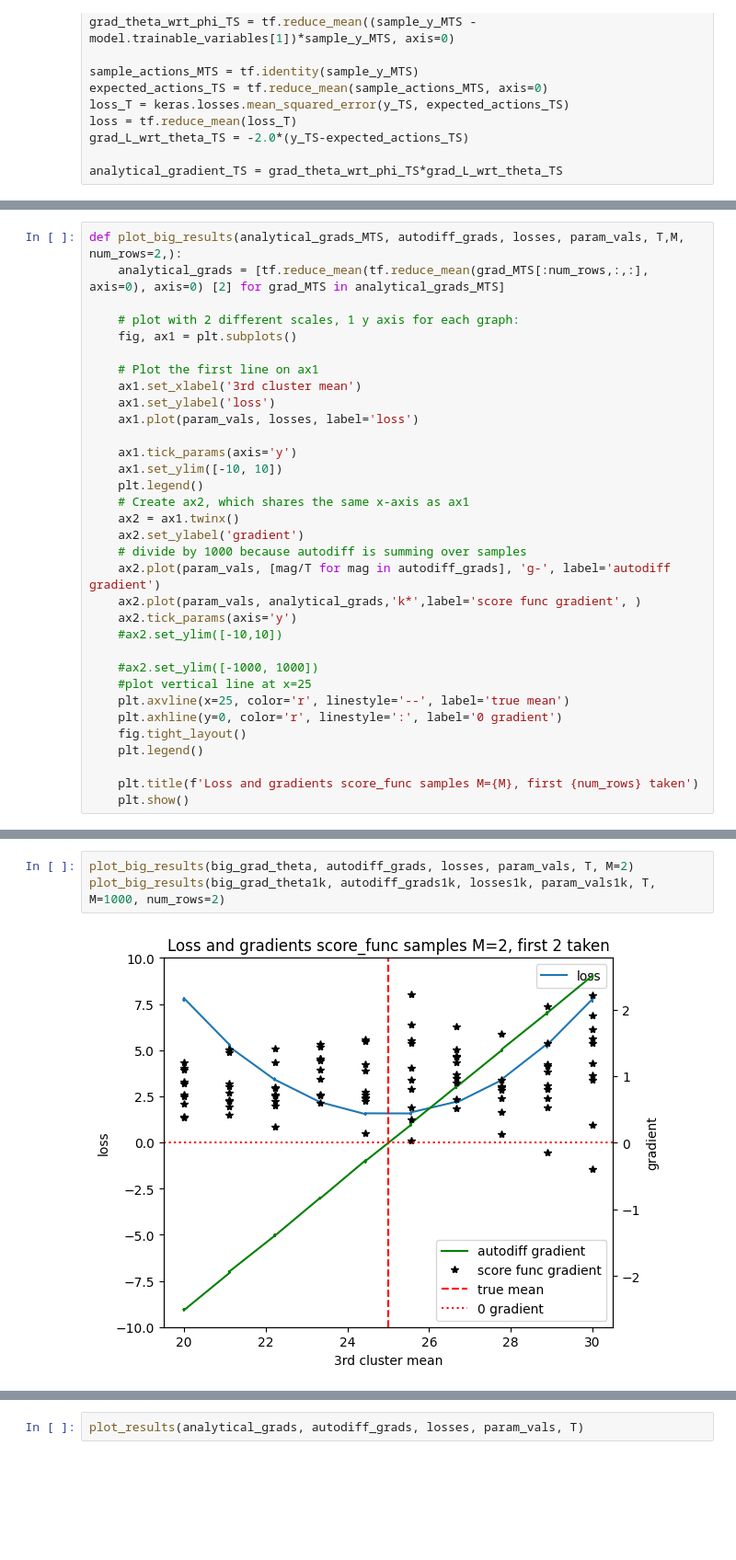
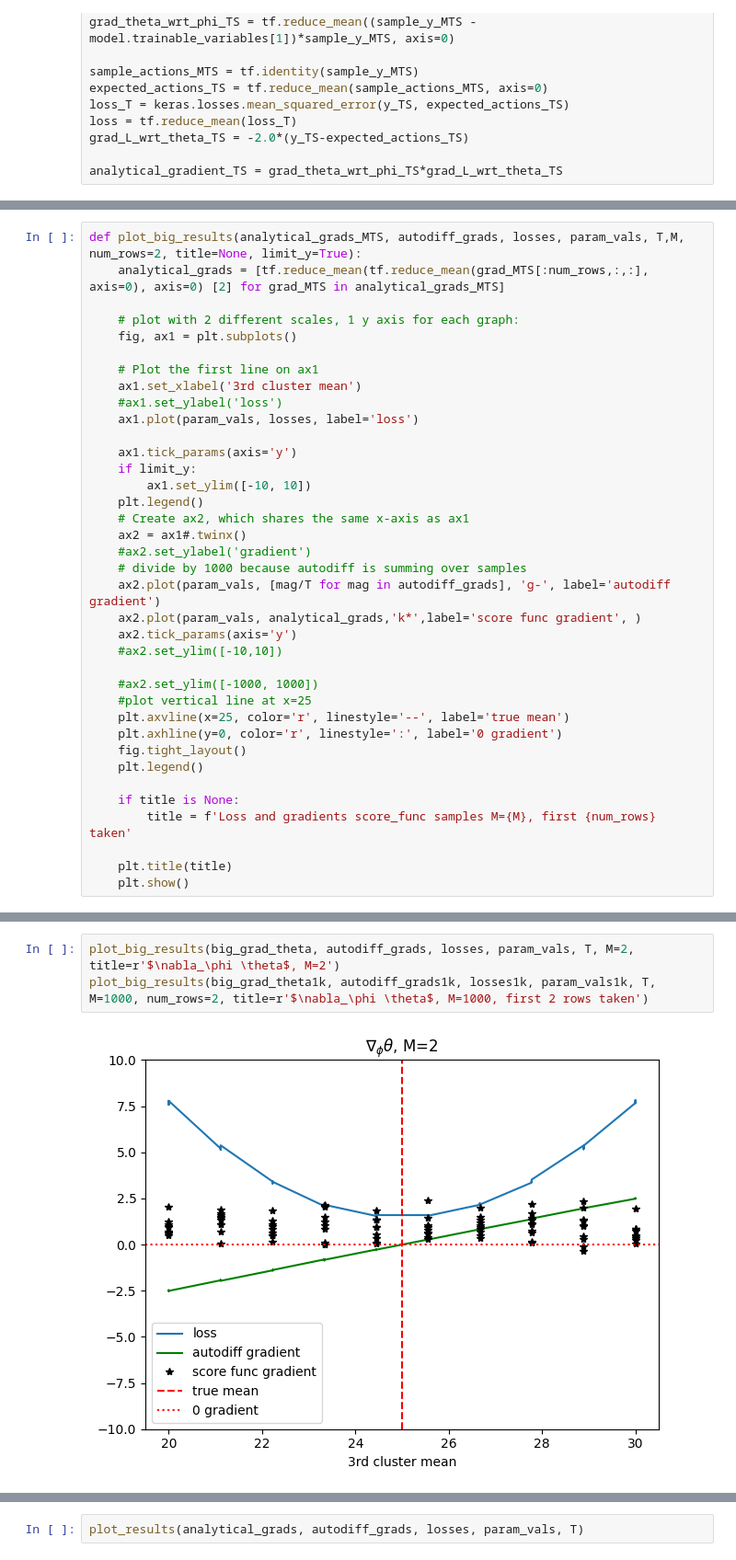
Before and after one commit to kheuton/prob_diff_topk, a Jupyter notebook: WhatIsDifferent.ipynb, the cells around one changed output, grey strips where cells are left out. Shown at 92% size. Drawn from its saved outputs; the diff is of its cells as text; blank space fills up the shorter version.

```diff
--- a/WhatIsDifferent.ipynb
+++ b/WhatIsDifferent.ipynb
@@ -304,5 +298,5 @@ Elapsed time 1.1592822074890137
 # %%
-def plot_big_results(analytical_grads_MTS, autodiff_grads, losses, param_vals, T,M, num_rows=2,):
+def plot_big_results(analytical_grads_MTS, autodiff_grads, losses, param_vals, T,M, num_rows=2, title=None, limit_y=True):
     analytical_grads = [tf.reduce_mean(tf.reduce_mean(grad_MTS[:num_rows,:,:], axis=0), axis=0) [2] for grad_MTS in analytical_grads_MTS]
 
     # plot with 2 different scales, 1 y axis for each graph:
@@ -310,15 +304,16 @@ def plot_big_results(analytical_grads_MTS, autodiff_grads, losses, param_vals, T
 
     # Plot the first line on ax1
     ax1.set_xlabel('3rd cluster mean')
-    ax1.set_ylabel('loss')
+    #ax1.set_ylabel('loss')
     ax1.plot(param_vals, losses, label='loss')
 
     ax1.tick_params(axis='y')
-    ax1.set_ylim([-10, 10])
+    if limit_y:
+        ax1.set_ylim([-10, 10])
     plt.legend()
     # Create ax2, which shares the same x-axis as ax1
-    ax2 = ax1.twinx()
-    ax2.set_ylabel('gradient')
+    ax2 = ax1#.twinx()
+    #ax2.set_ylabel('gradient')
     # divide by 1000 because autodiff is summing over samples
     ax2.plot(param_vals, [mag/T for mag in autodiff_grads], 'g-', label='autodiff gradient')
     ax2.plot(param_vals, analytical_grads,'k*',label='score func gradient', )
@@ -332,7 +327,10 @@ def plot_big_results(analytical_grads_MTS, autodiff_grads, losses, param_vals, T
     fig.tight_layout()
     plt.legend()
 
-    plt.title(f'Loss and gradients score_func samples M={M}, first {num_rows} taken')
+    if title is None:
+        title = f'Loss and gradients score_func samples M={M}, first {num_rows} taken'
+
+    plt.title(title)
     plt.show()
 # %%
 plot_big_results(big_analytical, autodiff_grads, losses, param_vals, T, M=2)
@@ -343,5 +341,5 @@ plot_big_results(big_analytical1k, autodiff_grads1k, losses1k, param_vals1k, T,
 # %%
-plot_big_results(big_grad_theta, autodiff_grads, losses, param_vals, T, M=2)
-plot_big_results(big_grad_theta1k, autodiff_grads1k, losses1k, param_vals1k, T, M=1000, num_rows=2)
+plot_big_results(big_grad_theta, autodiff_grads, losses, param_vals, T, M=2, title=r'$\nabla_\phi \theta$, M=2')
+plot_big_results(big_grad_theta1k, autodiff_grads1k, losses1k, param_vals1k, T, M=1000, num_rows=2, title=r'$\nabla_\phi \theta$, M=1000, first 2 rows taken')
 # %% [output]
-[figure, old version]
+[figure, new version]
```
Also changed, not shown: parts of 13 cells of this notebook, 4 other files.
